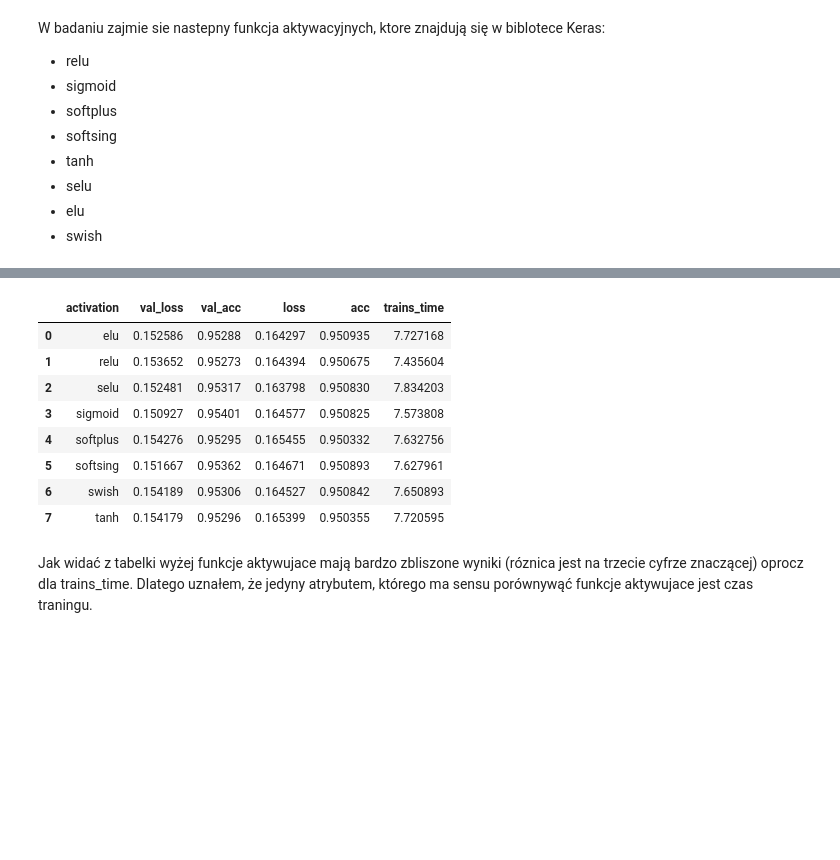
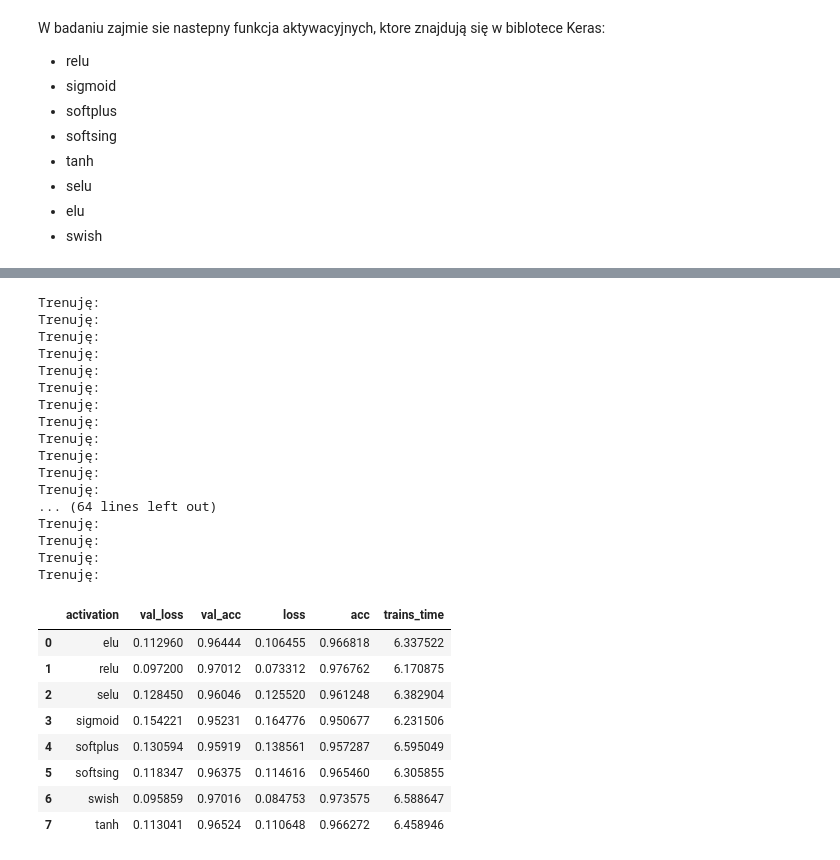
Before and after one commit to wysockif/numbers-classification, a Jupyter notebook: study_activation_function.ipynb, the cells around one changed output, grey strips where cells are left out. Saved outputs shown, nothing was run; the diff lists cells and outputs as text; code cells hidden in the pictures; blank space fills up the shorter version.

```diff
--- a/study_activation_function.ipynb
+++ b/study_activation_function.ipynb
@@ -29,22 +49,24 @@ W badaniu zajmie sie nastepny funkcja aktywacyjnych, ktore znajdują się w bibl
 list_activaton_function =   [ tf.nn.relu,tf.nn.sigmoid,tf.nn.softplus, tf.nn.softsign,tf.nn.tanh, tf.nn.selu, tf.nn.elu, tf.nn.swish ]
 name_activation_function =  ['relu','sigmoid','softplus','softsing','tanh','selu','elu','swish']
 # %%
-df = pd.DataFrame(columns=['activation', 'val_loss', 'val_acc', 'loss', 'acc', 'trains_time'])
 
+def avarage_create_model_for_all_activation_function():
+    df = pd.DataFrame(columns=['activation', 'val_loss', 'val_acc', 'loss', 'acc', 'trains_time'])
 
-# urchomienia modelu dla każdego activation  10 krotnie
-index = 0
-for i  in range(10):
-    index_name = 0
-    for activation in list_activaton_function :
+    index = 0
 
-        val_loss, val_acc, loss, acc, trains_time, model = al.create_model_with_history_for_all_epochs(activation= list_activaton_function[1])
+    for i  in range(10):
+        index_name = 0
+        for activation in list_activaton_function :
 
-        ls = [name_activation_function[index_name],val_loss[-1], val_acc[-1], loss[-1], acc[-1], sum(trains_time)]
+            val_loss, val_acc, loss, acc, trains_time, model = al.create_model_with_history_for_all_epochs(activation= list_activaton_function[index_name],verbose = 0)
 
-        df.loc[index] = ls
+            ls = [name_activation_function[index_name],val_loss[-1], val_acc[-1], loss[-1], acc[-1], sum(trains_time)]
 
-        index += 1
-        index_name += 1
+            df.loc[index] = ls
 
-df
+            index += 1
+            index_name += 1
+
+    df_mean = df.groupby(by='activation').mean().reset_index()
+    return df_mean
@@ -82,16 +73,30 @@ Trenuję:
-# %%
-df_mean = df.groupby(by='activation').mean().reset_index()
-df_mean
-# %% [output]
-|  | activation | val_loss | val_acc | loss | acc | trains_time |
-| 0 | elu | 0.152586 | 0.95288 | 0.164297 | 0.950935 | 7.727168 |
-| 1 | relu | 0.153652 | 0.95273 | 0.164394 | 0.950675 | 7.435604 |
-| 2 | selu | 0.152481 | 0.95317 | 0.163798 | 0.950830 | 7.834203 |
-| 3 | sigmoid | 0.150927 | 0.95401 | 0.164577 | 0.950825 | 7.573808 |
-| 4 | softplus | 0.154276 | 0.95295 | 0.165455 | 0.950332 | 7.632756 |
-| 5 | softsing | 0.151667 | 0.95362 | 0.164671 | 0.950893 | 7.627961 |
-| 6 | swish | 0.154189 | 0.95306 | 0.164527 | 0.950842 | 7.650893 |
-| 7 | tanh | 0.154179 | 0.95296 | 0.165399 | 0.950355 | 7.720595 |
-# %% [markdown]
-Jak widać z tabelki wyżej funkcje aktywujace mają bardzo zbliszone wyniki (róznica jest na trzecie cyfrze znaczącej) oprocz dla trains_time.
-Dlatego uznałem, że jedyny atrybutem, którego ma sensu porównywąć funkcje aktywujace jest czas traningu.
+# %%
+df_mean = avarage_create_model_for_all_activation_function()
+df_mean
+# %% [output]
+Trenuję:
+Trenuję:
+Trenuję:
+Trenuję:
+Trenuję:
+Trenuję:
+Trenuję:
+Trenuję:
+Trenuję:
+Trenuję:
+Trenuję:
+Trenuję:
+... (64 lines left out)
+Trenuję:
+Trenuję:
+Trenuję:
+Trenuję:
+|  | activation | val_loss | val_acc | loss | acc | trains_time |
+| 0 | elu | 0.112960 | 0.96444 | 0.106455 | 0.966818 | 6.337522 |
+| 1 | relu | 0.097200 | 0.97012 | 0.073312 | 0.976762 | 6.170875 |
+| 2 | selu | 0.128450 | 0.96046 | 0.125520 | 0.961248 | 6.382904 |
+| 3 | sigmoid | 0.154221 | 0.95231 | 0.164776 | 0.950677 | 6.231506 |
+| 4 | softplus | 0.130594 | 0.95919 | 0.138561 | 0.957287 | 6.595049 |
+| 5 | softsing | 0.118347 | 0.96375 | 0.114616 | 0.965460 | 6.305855 |
+| 6 | swish | 0.095859 | 0.97016 | 0.084753 | 0.973575 | 6.588647 |
+| 7 | tanh | 0.113041 | 0.96524 | 0.110648 | 0.966272 | 6.458946 |
```
Also changed, not shown: parts of 8 cells of this notebook.
